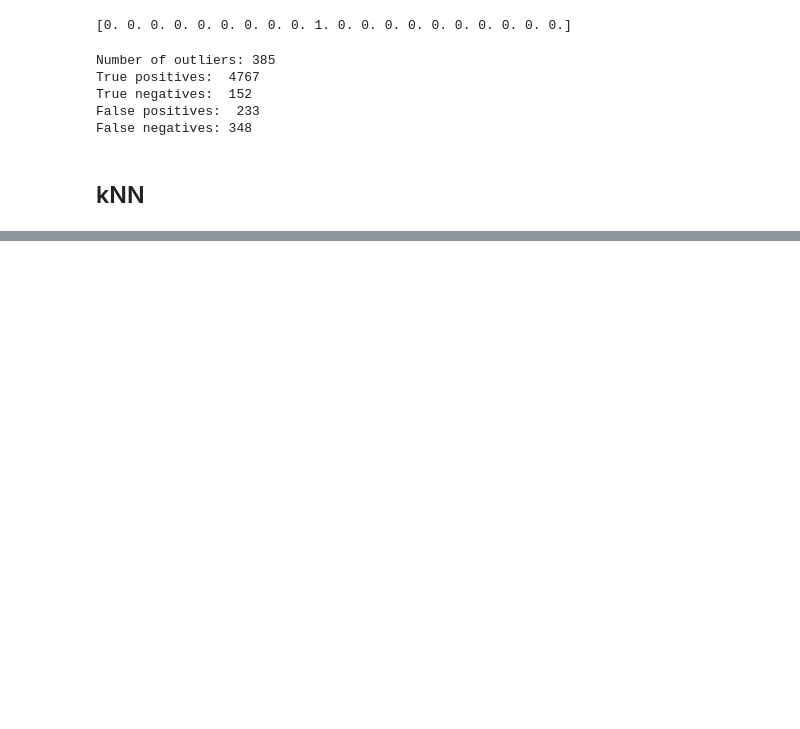
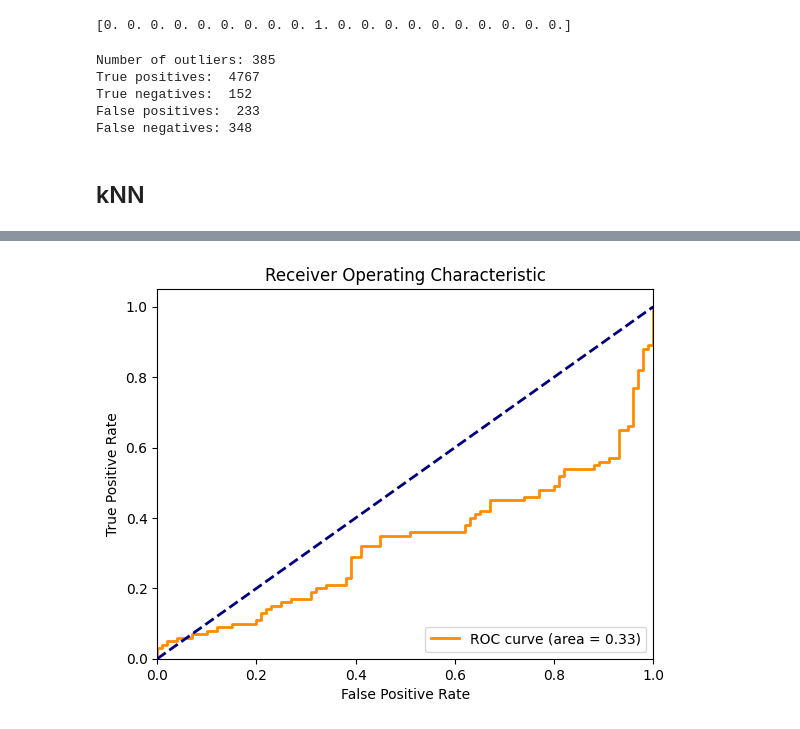
Before and after one commit to marcocarotta/mnist-outlier, a Jupyter notebook: notebook.ipynb, the cells around one changed output, grey strips where cells are left out. Drawn from its saved outputs; the diff is of its cells as text; code cells hidden in the pictures; blank space fills up the shorter version.

```diff
--- a/notebook.ipynb
+++ b/notebook.ipynb
@@ -477,0 +532,92 @@ KNN ROC:0.68, precision @ rank n:0.21
+# %%
+## Equalize the number of inliers and outliers
+
+import pandas as pd
+
+# Select 500 inliers
+inliers = df_cleaned[df_cleaned['class'] == 0]
+inliers_sampled = inliers.sample(n=500, random_state=42)
+
+# Select 500 outliers
+outliers = df_cleaned[df_cleaned['class'] == 1]
+outliers_sampled = outliers.sample(n=500, random_state=42)
+
+# Concatenate the inliers and outliers
+df_eq = pd.concat([inliers_sampled, outliers_sampled])
+
+# Shuffle the dataset
+df_eq = df_eq.sample(frac=1, random_state=42)
+
+# Split the dataset into features and labels
+X = df_eq.iloc[:, :-1]
+y = df_eq.iloc[:, -1]
+
+# Display the first few rows of the dataset
+df_eq.head()
+from pyod.models.knn import KNN
+from pyod.utils.data import evaluate_print
+from sklearn.model_selection import train_test_split
+from sklearn.metrics import precision_recall_curve, roc_curve, auc
+
+print(df_eq['class'].value_counts())
+
+
+## Try kNN
+
+CONTAMINATION = 1/2  # percentage of outliers
+
+# Generate sample data
+X_train_knn, X_test_knn, y_train_knn, y_test_knn = train_test_split(X, y, test_size=0.2, stratify=y, random_state=42)
+
+# train kNN detector
+clf_name = 'KNN'
+clf = KNN(contamination=CONTAMINATION, n_neighbors=100)
+clf.fit(X_train_knn)
+
+# get the prediction labels and outlier scores of the training data
+y_train_knn_pred = clf.labels_  # binary labels (0: inliers, 1: outliers)
+y_train_knn_scores = clf.decision_scores_  # raw outlier scores
+
+# get the prediction on the test data
+y_test_knn_pred = clf.predict(X_test_knn)  # outlier labels (0 or 1)
+y_test_knn_scores = clf.decision_function(X_test_knn)  # outlier scores
+
+# evaluate and print the results
+print("\nOn Training Data:")
+evaluate_print(clf_name, y_train_knn, y_train_knn_scores)
+
+print("\nOn Test Data:")
+evaluate_print(clf_name, y_test_knn, y_test_knn_scores)
+precision, recall, _ = precision_recall_curve(y_test_knn, y_test_knn_scores)
+pr_auc = auc(recall, precision)
+print("PR AUC: ", pr_auc)
+
+
+# Plot ROC curve
+import matplotlib.pyplot as plt
+
+fpr, tpr, thresholds = roc_curve(y_test_knn, y_test_knn_scores)
+roc_auc = auc(fpr, tpr)
+
+plt.figure()
+plt.plot(fpr, tpr, color='darkorange', lw=2, label='ROC curve (area = %0.2f)' % roc_auc)
+plt.plot([0, 1], [0, 1], color='navy', lw=2, linestyle='--')
+plt.xlim([0.0, 1.0])
+plt.ylim([0.0, 1.05])
+plt.xlabel('False Positive Rate')
+plt.ylabel('True Positive Rate')
+plt.title('Receiver Operating Characteristic')
+plt.legend(loc="lower right")
+plt.show()
+
+# Plot PR curve
+plt.figure()
+plt.plot(recall, precision, color='darkorange', lw=2, label='PR curve (area = %0.2f)' % pr_auc)
+plt.xlim([0.0, 1.0])
+plt.ylim([0.0, 1.05])
+plt.xlabel('Recall')
+plt.ylabel('Precision')
+plt.title('Precision-Recall Curve')
+plt.legend(loc="lower right")
+plt.show()
+# %% [output]
@@ -477,0 +635 @@ KNN ROC:0.68, precision @ rank n:0.21
+[figure, added]
```
Also changed, not shown: parts of 17 cells of this notebook.
